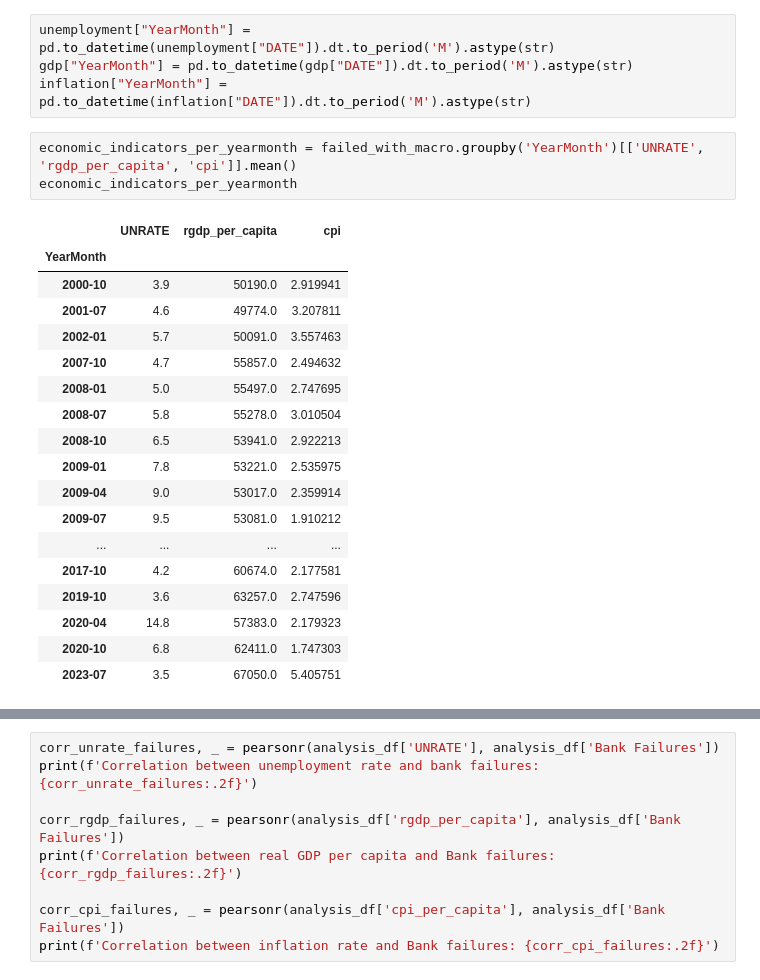
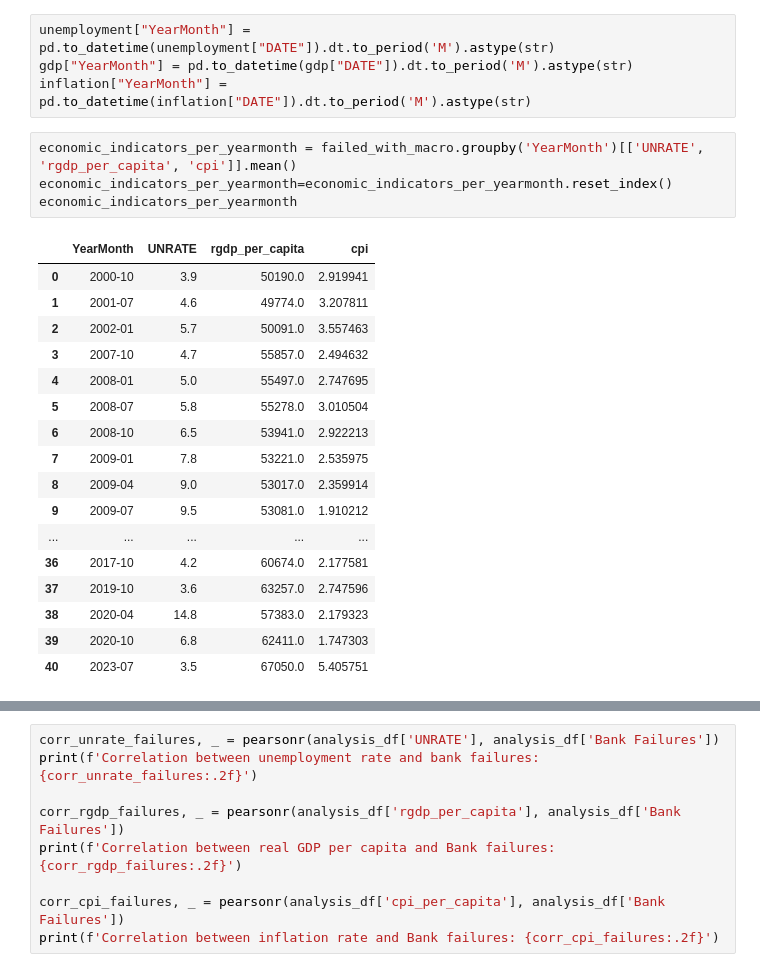
Before and after one commit to layadang/cs-365-bank-failures, a Jupyter notebook: main.ipynb, the cells around one changed output, grey strips where cells are left out. Drawn from its saved outputs; the diff is of its cells as text.

```diff
--- a/main.ipynb
+++ b/main.ipynb
@@ -339,24 +340,24 @@ gdp["YearMonth"] = pd.to_datetime(gdp["DATE"]).dt.to_period('M').astype(str)
 inflation["YearMonth"] = pd.to_datetime(inflation["DATE"]).dt.to_period('M').astype(str)
 # %%
 economic_indicators_per_yearmonth = failed_with_macro.groupby('YearMonth')[['UNRATE', 'rgdp_per_capita', 'cpi']].mean()
+economic_indicators_per_yearmonth=economic_indicators_per_yearmonth.reset_index()
 economic_indicators_per_yearmonth
 # %% [output]
-|  | UNRATE | rgdp_per_capita | cpi |
-| YearMonth |  |  |  |
-| 2000-10 | 3.9 | 50190.0 | 2.919941 |
-| 2001-07 | 4.6 | 49774.0 | 3.207811 |
-| 2002-01 | 5.7 | 50091.0 | 3.557463 |
-| 2007-10 | 4.7 | 55857.0 | 2.494632 |
-| 2008-01 | 5.0 | 55497.0 | 2.747695 |
-| 2008-07 | 5.8 | 55278.0 | 3.010504 |
-| 2008-10 | 6.5 | 53941.0 | 2.922213 |
-| 2009-01 | 7.8 | 53221.0 | 2.535975 |
-| 2009-04 | 9.0 | 53017.0 | 2.359914 |
-| 2009-07 | 9.5 | 53081.0 | 1.910212 |
-| ... | ... | ... | ... |
-| 2017-10 | 4.2 | 60674.0 | 2.177581 |
-| 2019-10 | 3.6 | 63257.0 | 2.747596 |
-| 2020-04 | 14.8 | 57383.0 | 2.179323 |
-| 2020-10 | 6.8 | 62411.0 | 1.747303 |
-| 2023-07 | 3.5 | 67050.0 | 5.405751 |
+|  | YearMonth | UNRATE | rgdp_per_capita | cpi |
+| 0 | 2000-10 | 3.9 | 50190.0 | 2.919941 |
+| 1 | 2001-07 | 4.6 | 49774.0 | 3.207811 |
+| 2 | 2002-01 | 5.7 | 50091.0 | 3.557463 |
+| 3 | 2007-10 | 4.7 | 55857.0 | 2.494632 |
+| 4 | 2008-01 | 5.0 | 55497.0 | 2.747695 |
+| 5 | 2008-07 | 5.8 | 55278.0 | 3.010504 |
+| 6 | 2008-10 | 6.5 | 53941.0 | 2.922213 |
+| 7 | 2009-01 | 7.8 | 53221.0 | 2.535975 |
+| 8 | 2009-04 | 9.0 | 53017.0 | 2.359914 |
+| 9 | 2009-07 | 9.5 | 53081.0 | 1.910212 |
+| ... | ... | ... | ... | ... |
+| 36 | 2017-10 | 4.2 | 60674.0 | 2.177581 |
+| 37 | 2019-10 | 3.6 | 63257.0 | 2.747596 |
+| 38 | 2020-04 | 14.8 | 57383.0 | 2.179323 |
+| 39 | 2020-10 | 6.8 | 62411.0 | 1.747303 |
+| 40 | 2023-07 | 3.5 | 67050.0 | 5.405751 |
 # %%
```
Also changed, not shown: parts of 7 cells of this notebook.
